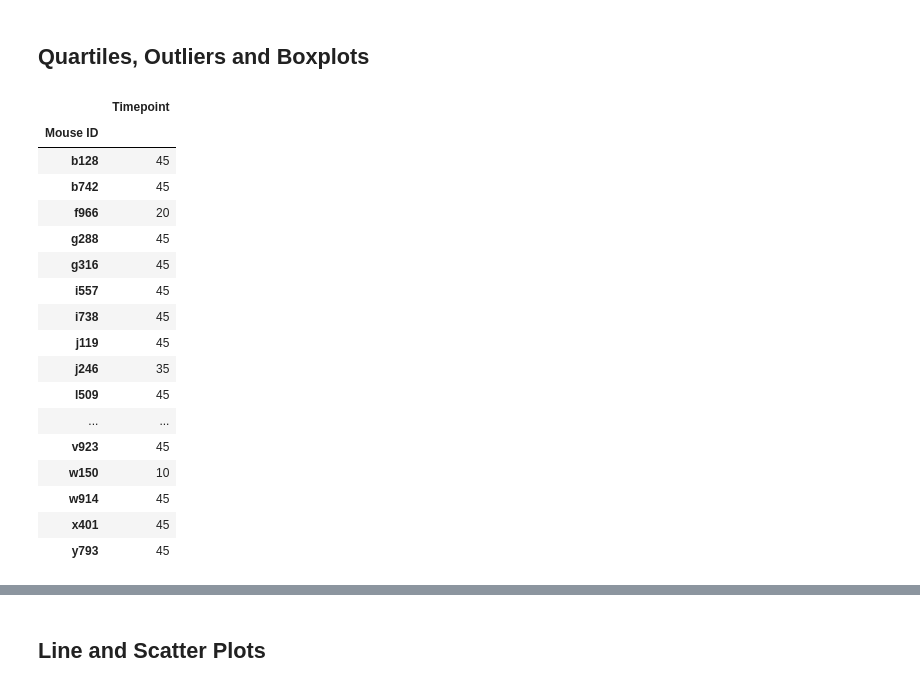
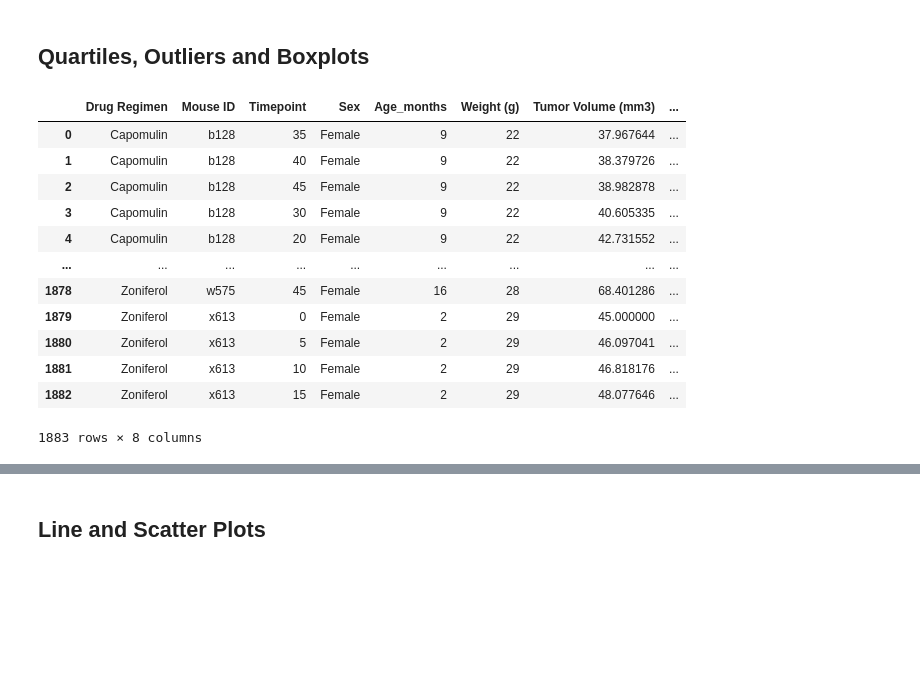
Before and after one commit to parishagupta/data_visualization-challenge, a Jupyter notebook: Starter_Code/Pymaceuticals/pymaceuticals_starter.ipynb, the cells around one changed output, grey strips where cells are left out. Drawn from its saved outputs; the diff is of its cells as text; code cells hidden in the pictures; blank space fills up the shorter version.

```diff
--- a/Starter_Code/Pymaceuticals/pymaceuticals_starter.ipynb
+++ b/Starter_Code/Pymaceuticals/pymaceuticals_starter.ipynb
@@ -248,57 +223,26 @@ Text(0, 0.5, 'Sex')
 # %%
 # Calculate the final tumor volume of each mouse across four of the treatment regimens:
 # Capomulin, Ramicane, Infubinol, and Ceftamin
-capomulin_df = clean_df.loc[clean_df['Drug Regimen'] == 'Capomulin',:]
-ramicane_df = clean_df.loc[clean_df['Drug Regimen'] == 'Ramicane', :]
-infubinol_df = clean_df.loc[clean_df['Drug Regimen'] == 'Infubinol', :]
-ceftamin_df = clean_df.loc[clean_df['Drug Regimen'] == 'Ceftamin', :]
 
 # Start by getting the last (greatest) timepoint for each mouse
-# Capomulin
-capomulin_last = capomulin_df.groupby('Mouse ID').max()['Timepoint']
-capomulin_vol_df = pd.DataFrame(capomulin_last)
-#Ramicane
-ramicane_last=ramicane_df.groupby('Mouse ID').max()['Timepoint']
-ramicane_vol_df=pd.DataFrame(ramicane_last)
-# Infubinol
-infubinol_last=infubinol_df.groupby('Mouse ID').max()['Timepoint']
-infubinol_vol_df=pd.DataFrame(infubinol_last)
-# ceftamin
-ceftamin_last=ceftamin_df.groupby('Mouse ID').max()['Timepoint']
-ceftamin_vol_df=pd.DataFrame(ceftamin_last)
-
-
+last_timepoint=clean_df.groupby(['Drug Regimen','Mouse ID','Tumor Volume (mm3)'])['Timepoint'].max()
+last_timepoint_df=pd.DataFrame(last_timepoint)
+# last_timepoint_df
 
 # Merge this group df with the original DataFrame to get the tumor volume at the last timepoint
-capomulin_merge_df = pd.merge(capomulin_vol_df, clean_df, on=('Mouse ID','Timepoint'),how='left')
-ramicane_merge_df=pd.merge(ramicane_vol_df,clean_df,on=('Mouse ID','Timepoint'),how='left')
-infubinol_merge_df=pd.merge(infubinol_vol_df,clean_df,on=('Mouse ID','Timepoint'),how='left')
-ceftamin_merge_df=pd.merge(ceftamin_vol_df,clean_df,on=('Mouse ID','Timepoint'),how='left')
-
-drugs_df=capomulin_vol_df.copy()
-
-# Checks
-# capomulin_merge_df.head()
-# ramicane_merge_df.head()
-# infubinol_merge_df.head()
-# ceftamin_merge_df.head()
-drugs_df
+last_timepoint_df=pd.merge(last_timepoint_df,clean_df,on=('Drug Regimen','Mouse ID','Timepoint'), how='left')
+last_timepoint_df
 # %% [output]
-|  | Timepoint |
-| Mouse ID |  |
-| b128 | 45 |
-| b742 | 45 |
-| f966 | 20 |
-| g288 | 45 |
-| g316 | 45 |
-| i557 | 45 |
-| i738 | 45 |
-| j119 | 45 |
-| j246 | 35 |
-| l509 | 45 |
-| ... | ... |
-| v923 | 45 |
-| w150 | 10 |
-| w914 | 45 |
-| x401 | 45 |
-| y793 | 45 |
+|  | Drug Regimen | Mouse ID | Timepoint | Sex | Age_months | Weight (g) | Tumor Volume (mm3) | ... |
+| 0 | Capomulin | b128 | 35 | Female | 9 | 22 | 37.967644 | ... |
+| 1 | Capomulin | b128 | 40 | Female | 9 | 22 | 38.379726 | ... |
+| 2 | Capomulin | b128 | 45 | Female | 9 | 22 | 38.982878 | ... |
+| 3 | Capomulin | b128 | 30 | Female | 9 | 22 | 40.605335 | ... |
+| 4 | Capomulin | b128 | 20 | Female | 9 | 22 | 42.731552 | ... |
+| ... | ... | ... | ... | ... | ... | ... | ... | ... |
+| 1878 | Zoniferol | w575 | 45 | Female | 16 | 28 | 68.401286 | ... |
+| 1879 | Zoniferol | x613 | 0 | Female | 2 | 29 | 45.000000 | ... |
+| 1880 | Zoniferol | x613 | 5 | Female | 2 | 29 | 46.097041 | ... |
+| 1881 | Zoniferol | x613 | 10 | Female | 2 | 29 | 46.818176 | ... |
+| 1882 | Zoniferol | x613 | 15 | Female | 2 | 29 | 48.077646 | ... |
+1883 rows × 8 columns
```
Also changed, not shown: parts of 18 cells of this notebook.
